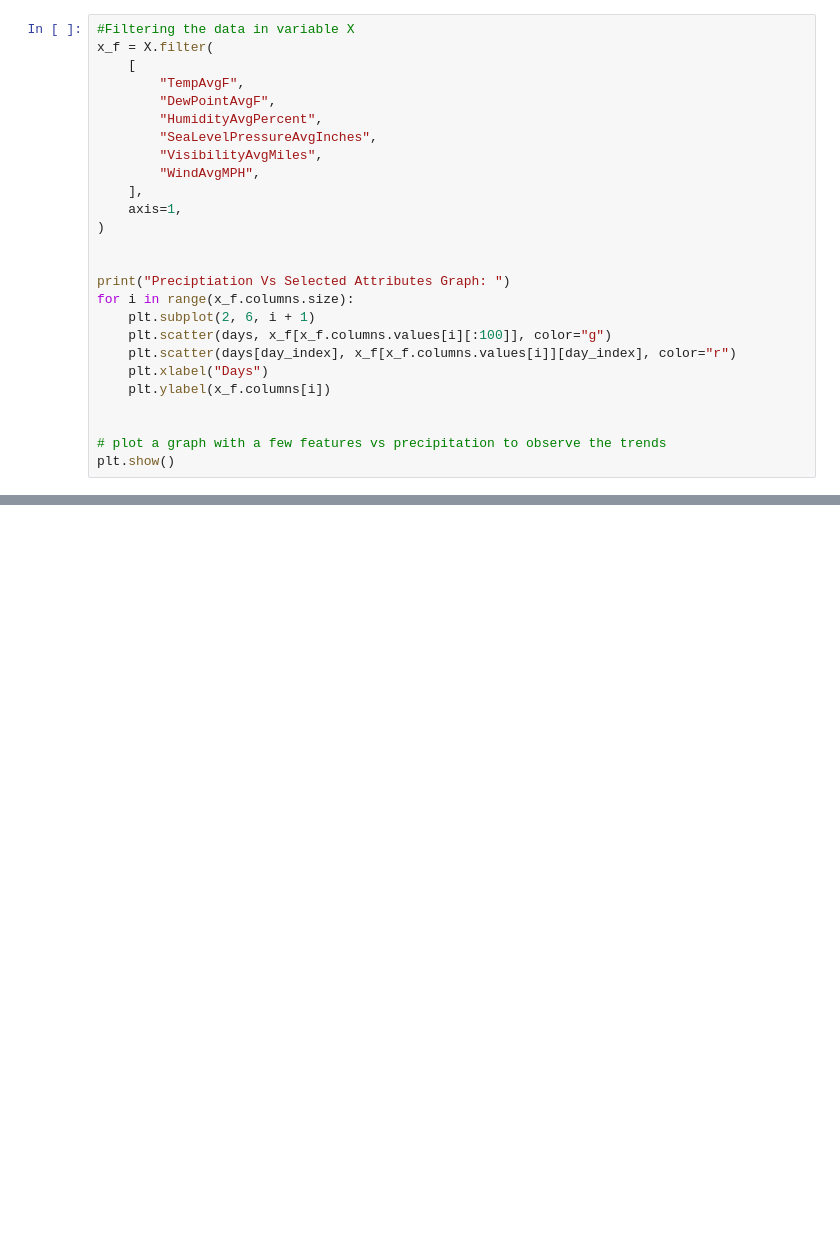
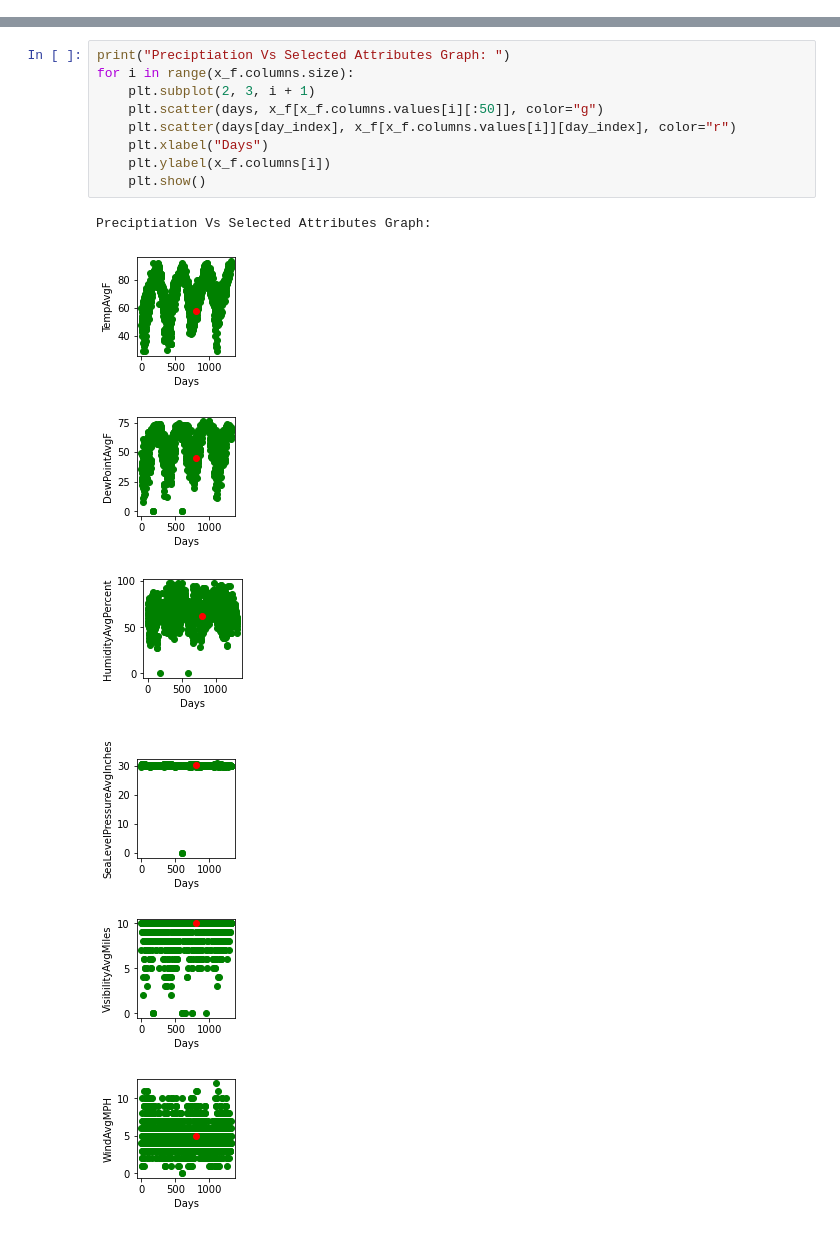
Before and after one commit to AmanNawazManjith/Rainfall-Predictions, a Jupyter notebook: main.ipynb, the cells around one changed output, grey strips where cells are left out. Cells and saved outputs as stored; diff of their text form; blank space fills up the shorter version.

```diff
--- a/main.ipynb
+++ b/main.ipynb
@@ -94,26 +0,0 @@ The precipitation trend graph:
-# %%
-#Filtering the data in variable X
-x_f = X.filter(
-    [
-        "TempAvgF",
-        "DewPointAvgF",
-        "HumidityAvgPercent",
-        "SeaLevelPressureAvgInches",
-        "VisibilityAvgMiles",
-        "WindAvgMPH",
-    ],
-    axis=1,
-)
-
-
-print("Preciptiation Vs Selected Attributes Graph: ")
-for i in range(x_f.columns.size):
-    plt.subplot(2, 6, i + 1)
-    plt.scatter(days, x_f[x_f.columns.values[i][:100]], color="g")
-    plt.scatter(days[day_index], x_f[x_f.columns.values[i]][day_index], color="r")
-    plt.xlabel("Days")
-    plt.ylabel(x_f.columns[i])
-
-
-# plot a graph with a few features vs precipitation to observe the trends
-plt.show()
@@ -136,0 +120,17 @@ ValueError: Shape of passed values is (1, 17), indices imply (17, 1)
+# %%
+print("Preciptiation Vs Selected Attributes Graph: ")
+for i in range(x_f.columns.size):
+    plt.subplot(2, 3, i + 1)
+    plt.scatter(days, x_f[x_f.columns.values[i][:50]], color="g")
+    plt.scatter(days[day_index], x_f[x_f.columns.values[i]][day_index], color="r")
+    plt.xlabel("Days")
+    plt.ylabel(x_f.columns[i])
+    plt.show()
+# %% [output]
+Preciptiation Vs Selected Attributes Graph:
+[figure, added]
+[figure, added]
+[figure, added]
+[figure, added]
+[figure, added]
+[figure, added]
```
Also changed, not shown: parts of 37 cells of this notebook.
